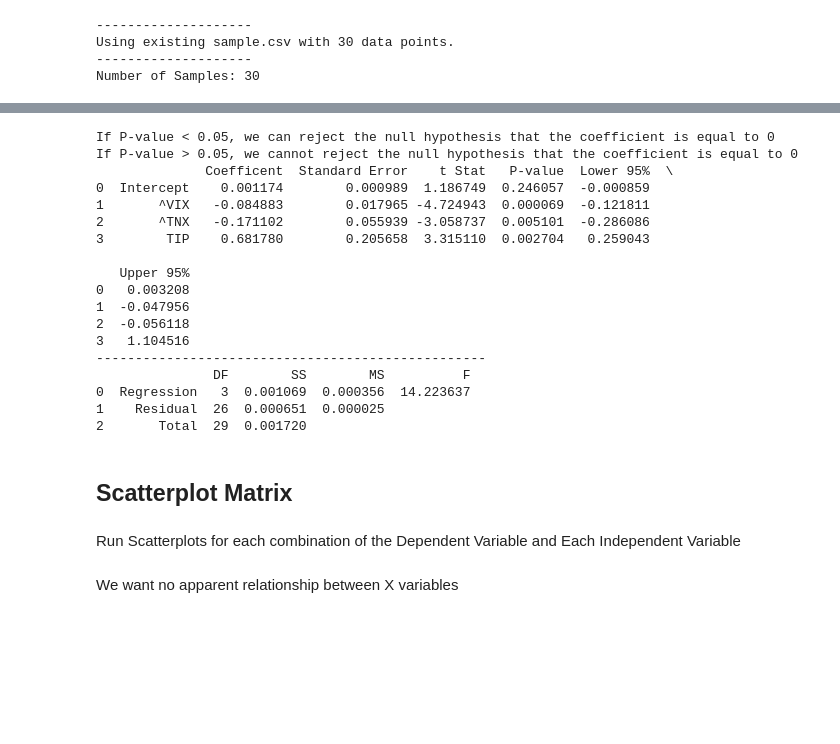
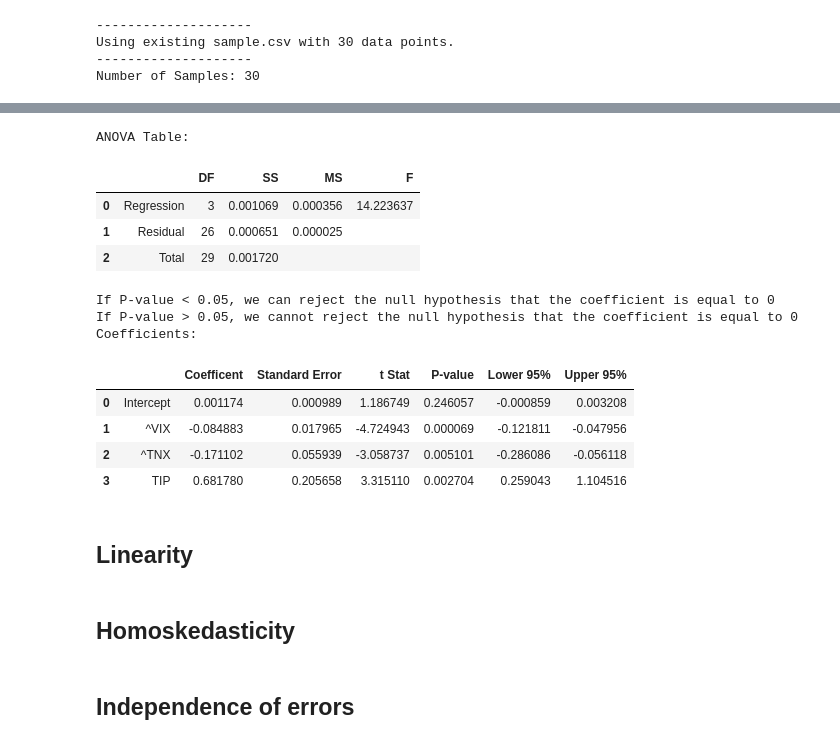
Before and after one commit to FilBillions/multilinear_regression, a Jupyter notebook: MultiLinear_Regression.ipynb, the cells around one changed output, grey strips where cells are left out. Saved outputs shown, nothing was run; the diff lists cells and outputs as text; code cells hidden in the pictures; blank space fills up the shorter version.

Commit message:
r table

```diff
--- a/MultiLinear_Regression.ipynb
+++ b/MultiLinear_Regression.ipynb
@@ -25,27 +36,25 @@ Number of Samples: 30
+# %%
+test.return_coefficients(anova=True)
+# %% [output]
+ANOVA Table:
+|  |  | DF | SS | MS | F |
+| 0 | Regression | 3 | 0.001069 | 0.000356 | 14.223637 |
+| 1 | Residual | 26 | 0.000651 | 0.000025 |  |
+| 2 | Total | 29 | 0.001720 |  |  |
 # %%
-test.return_coefficients()
+test.return_coefficients(coeff=True)
 # %% [output]
 If P-value < 0.05, we can reject the null hypothesis that the coefficient is equal to 0
 If P-value > 0.05, we cannot reject the null hypothesis that the coefficient is equal to 0
-              Coefficent  Standard Error    t Stat   P-value  Lower 95%  \
-0  Intercept    0.001174        0.000989  1.186749  0.246057  -0.000859
-1       ^VIX   -0.084883        0.017965 -4.724943  0.000069  -0.121811
-2       ^TNX   -0.171102        0.055939 -3.058737  0.005101  -0.286086
-3        TIP    0.681780        0.205658  3.315110  0.002704   0.259043
-
-   Upper 95%
-0   0.003208
-1  -0.047956
-2  -0.056118
-3   1.104516
---------------------------------------------------
-               DF        SS        MS          F
-0  Regression   3  0.001069  0.000356  14.223637
-1    Residual  26  0.000651  0.000025
-2       Total  29  0.001720
+Coefficients:
+|  |  | Coefficent | Standard Error | t Stat | P-value | Lower 95% | Upper 95% |
+| 0 | Intercept | 0.001174 | 0.000989 | 1.186749 | 0.246057 | -0.000859 | 0.003208 |
+| 1 | ^VIX | -0.084883 | 0.017965 | -4.724943 | 0.000069 | -0.121811 | -0.047956 |
+| 2 | ^TNX | -0.171102 | 0.055939 | -3.058737 | 0.005101 | -0.286086 | -0.056118 |
+| 3 | TIP | 0.681780 | 0.205658 | 3.315110 | 0.002704 | 0.259043 | 1.104516 |
+# %% [markdown]
+## Linearity
+# %% [markdown]
+## Homoskedasticity
 # %% [markdown]
-## Scatterplot Matrix
+## Independence of errors
-# %% [markdown]
-Run Scatterplots for each combination of the Dependent Variable and Each Independent Variable
-# %% [markdown]
-We want no apparent relationship between X variables
```
Also changed, not shown: parts of 7 cells of this notebook, 1 other file.
